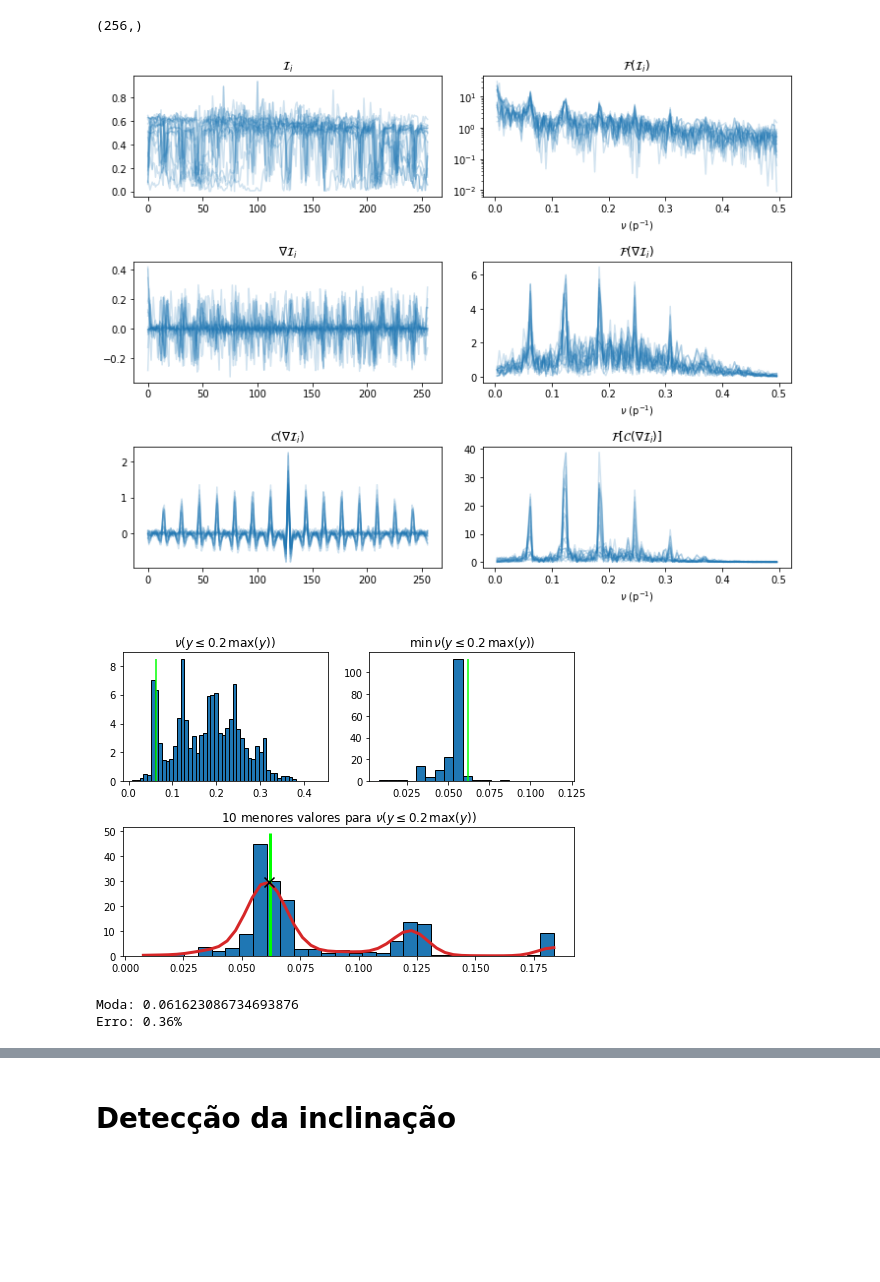
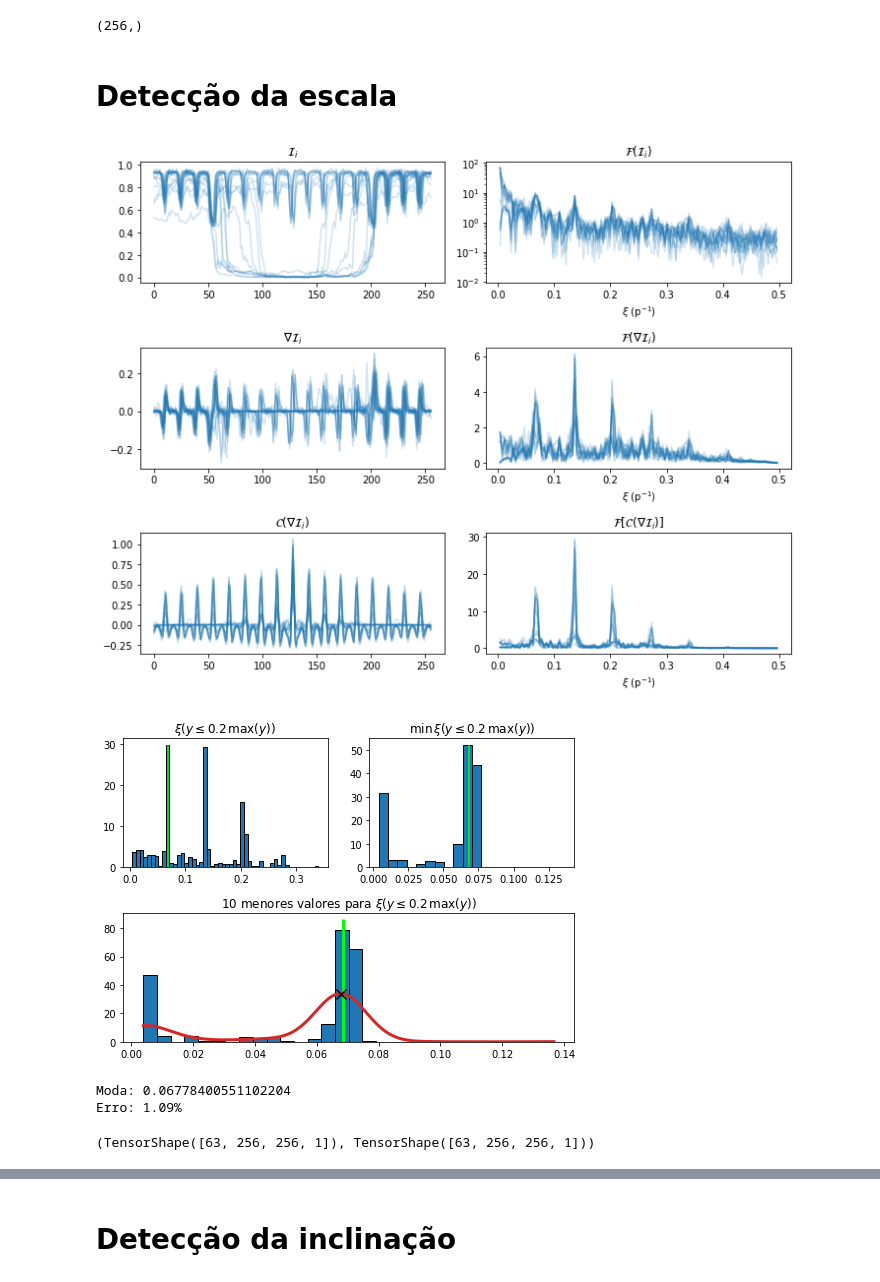
Before and after one commit to JairoSSantos/PAC-project, a Jupyter notebook: cnn/notebooks/scale-detection.ipynb, the cells around one changed output, grey strips where cells are left out. Saved outputs shown, nothing was run; the diff lists cells and outputs as text; code cells hidden in the pictures; blank space fills up the shorter version.

Commit message:
Testando modelo de mistura gaussiana para detecção da escala
Primeiros testes utilizando mistura gaussiana para detectar a escala, tendo em vista a insuficiência do algoritmo KDE.

```diff
--- a/cnn/notebooks/scale-detection.ipynb
+++ b/cnn/notebooks/scale-detection.ipynb
@@ -30,10 +32,13 @@ def Cxx(x):
 def PSD(x):
     return FFT(Cxx(x))
 # %%
-img, G, areas = data.load_random(get_area=True, grayscale=True)
-true_freq = np.sqrt(areas[0]/np.sum(G))
-print(f'Escala verdadeira: {true_freq:.4f} mm/píxel')
+#img, G, areas = data.load_random(get_area=True, grayscale=True)
+img, G = data.load_by_area(84.841, grayscale=True)
+G /= tf.reduce_max(G)
+scale_true = 84.841/np.sum(G) # mm^2/p^2
 
 I = img[0, :, :, 0].numpy()
-vs.plot_image(img, cmap='gray')
+vs.plot_label(I, G)
+plt.show()
+print(f'Escala verdadeira: {scale_true:.4f} mm/píxel')
 # %% [output]
@@ -45,6 +50,8 @@ loc = freqs > 0
 freqs.shape
 # %% [output]
 (256,)
+# %% [markdown]
+# Detecção da escala
 # %%
 fig, axs = plt.subplots(3, 2, figsize=(10, 8))
 
@@ -64,55 +71,56 @@ for i in np.random.randint(0, I.shape[0], 20):
     axs[2, 0].plot(Cxx(Iy[i]), 'C0-', alpha=0.2)
     axs[2, 1].plot(freqs[loc], FFT(Cxx(Iy[i]))[loc], 'C0-', alpha=0.2)
 
-for ax in axs[:, 1]: ax.set_xlabel(r'$\nu$ (p$^{-1}$)')
+for ax in axs[:, 1]: ax.set_xlabel(r'$\xi$ (p$^{-1}$)')
 fig.tight_layout()
 plt.show()
 # %% [output]
-[figure, old version]
+[figure, new version]
 # %%
 T1 = 0.2
-T2 = 10
+freq_true = np.sqrt(scale_true)
 
 I = img[0, :, :, 0].numpy()
 I = np.concatenate((I, I.T))
 Iy = np.gradient(I)[1]
-F = map(lambda x: FFT(Cxx(x)), Iy)
-th = list(map(lambda y: np.abs(freqs[y > T1*y.max()]), F))
+F = map(PSD, Iy)
+th = list(map(lambda y: np.abs(freqs[signal.find_peaks(y, prominence=y.max()*T1)[0]]), F))
+min_th = [np.min(f) for f in th if len(f)]
 
 fig = plt.figure(figsize=(7, 5))
 gs = gridspec.GridSpec(2, 2, figure=fig)
 ax1 = fig.add_subplot(gs[0, 0])
-ax1.set_title(r'$\nu(y \leq {}\,\max(y))$'.format(T1))
+ax1.set_title(r'$\xi(y \leq {}\,\max(y))$'.format(T1))
 ax2 = fig.add_subplot(gs[0, 1])
-ax2.set_title(r'$\min\,\nu(y \leq {}\,\max(y))$'.format(T1))
+ax2.set_title(r'$\min\,\xi(y \leq {}\,\max(y))$'.format(T1))
 ax3 = fig.add_subplot(gs[1, :])
-ax3.set_title(r'{} menores valores para $\nu(y \leq {}\,\max(y))$'.format(T2, T1))
+ax3.set_title(r'{} menores valores para $\xi(y \leq {}\,\max(y))$'.format(T2, T1))
 fig.tight_layout()
 
 h, _, _ = ax1.hist(np.concatenate(th), bins=50, edgecolor='k', density=True)
-ax1.vlines(true_freq, h.min(), h.max(), color='lime')
-h, bins, _ = ax2.hist(list(map(np.min, th)), bins=20, edgecolor='k', density=True)
-ax2.vlines(true_freq, h.min(), h.max(), color='lime')
+ax1.vlines(freq_true, h.min(), h.max(), color='lime')
+h, bins, _ = ax2.hist(min_th, bins=20, edgecolor='k', density=True)
+ax2.vlines(freq_true, h.min(), h.max(), color='lime')
 
-D = np.concatenate(list(map(lambda arr: np.sort(arr)[:T2], th)))
+D = np.stack(min_th)
 kernel = stats.gaussian_kde(D)
 
 h, bins, _ = ax3.hist(D, bins=30, density=True, edgecolor='k')
-x = np.linspace(bins.min(), bins.max(), 50)
+x = np.linspace(bins.min(), bins.max(), 500)
 f = kernel(x)
 pred_freq = x[f == f.max()][0]
 
 ax3.plot(x, f, 'C3-', lw=3)
-ax3.vlines(true_freq, h.min(), h.max() + h.ptp()*0.1, color='lime', lw=3)
+ax3.vlines(freq_true, h.min(), h.max() + h.ptp()*0.1, color='lime', lw=3)
 ax3.scatter(pred_freq, f.max(), marker='x', c='k', zorder=4, s=100)
 
 plt.show()
 print(
     'Moda: %s'%pred_freq,
-    f'Erro: {(np.abs(true_freq - pred_freq)/true_freq*100):.2f}%',
+    f'Erro: {(np.abs(freq_true - pred_freq)/freq_true*100):.2f}%',
     sep='\n'
 )
 # %% [output]
-[figure, old version]
+[figure, new version]
-Moda: 0.061623086734693876
-Erro: 0.36%
+Moda: 0.06778400551102204
+Erro: 1.09%
@@ -118,0 +143,7 @@ Erro: 0.36%
+# %%
+jpg_files = list(data.Paths.DATA.glob('**/*.jpg'))
+images = data.load_collection(jpg_files, grayscale=True)
+labels = data.load_collection(map(lambda file: file.with_suffix('.png'), jpg_files), grayscale=True)/255
+images.shape, labels.shape
+# %% [output]
+(TensorShape([63, 256, 256, 1]), TensorShape([63, 256, 256, 1]))
```
Also changed, not shown: parts of 7 cells of this notebook, 2 other files.
